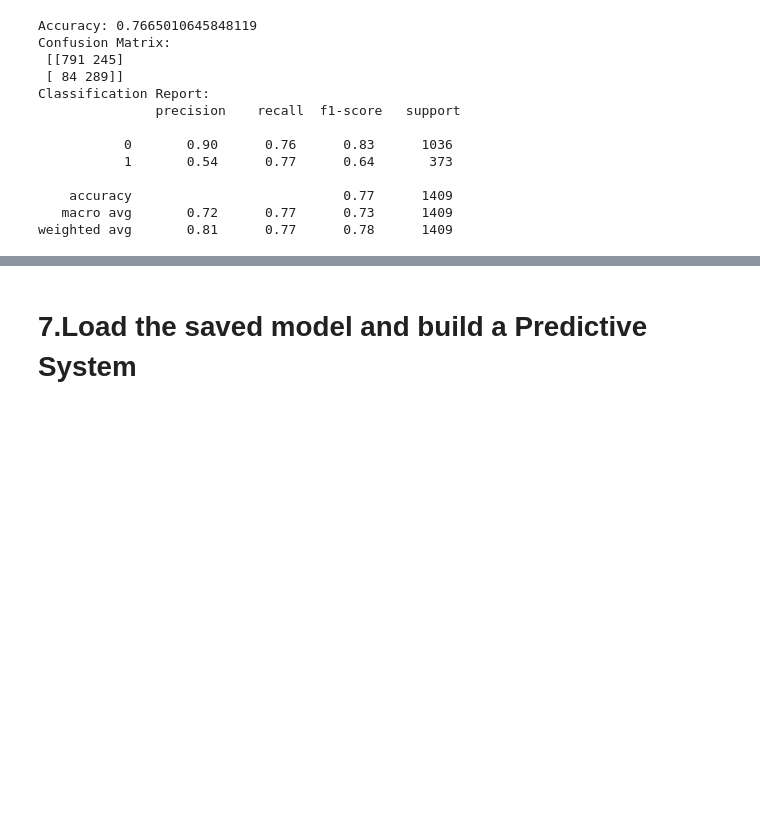
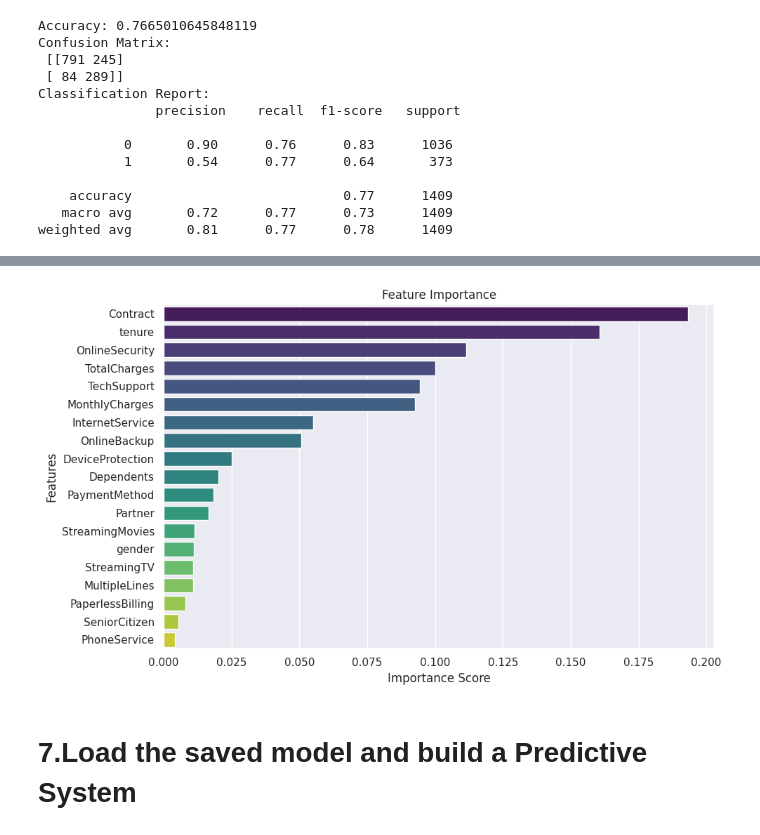
Before and after one commit to zoyahaider22/Customer_Churn_Prediction_using_ML_project, a Jupyter notebook: Customer_Churn_Prediction_using_ML_Project.ipynb, the cells around one changed output, grey strips where cells are left out. Cells and saved outputs as stored; diff of their text form; code cells hidden in the pictures; blank space fills up the shorter version.

```diff
--- a/Customer_Churn_Prediction_using_ML_Project.ipynb
+++ b/Customer_Churn_Prediction_using_ML_Project.ipynb
@@ -606,3 +649,21 @@ with open("customer_churn_model.pkl", "wb") as f:
+# %%
+import numpy as np
+
+# For XGBoost or RandomForest
+importances = best_model.feature_importances_
+features = X.columns
+indices = np.argsort(importances)[::-1]
+
+# Plot
+plt.figure(figsize=(10,6))
+sns.barplot(x=importances[indices], y=np.array(features)[indices], palette="viridis")
+plt.title("Feature Importance")
+plt.xlabel("Importance Score")
+plt.ylabel("Features")
+plt.tight_layout()
+plt.show()
+# %% [output]
+[figure, added]
 # %% [markdown]
 # **7.Load the saved model and build a Predictive System**
 # %%
```
Also changed, not shown: parts of 4 cells of this notebook.
